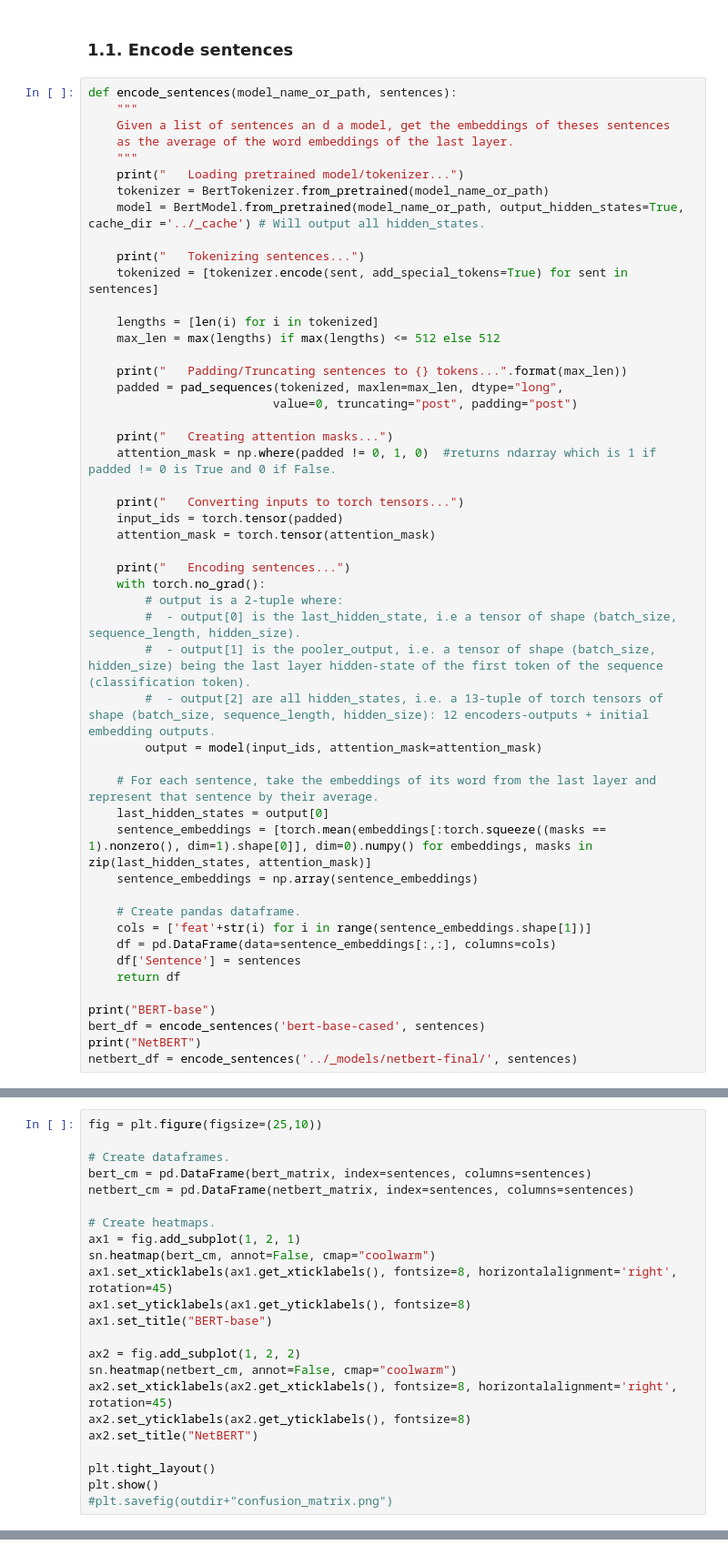
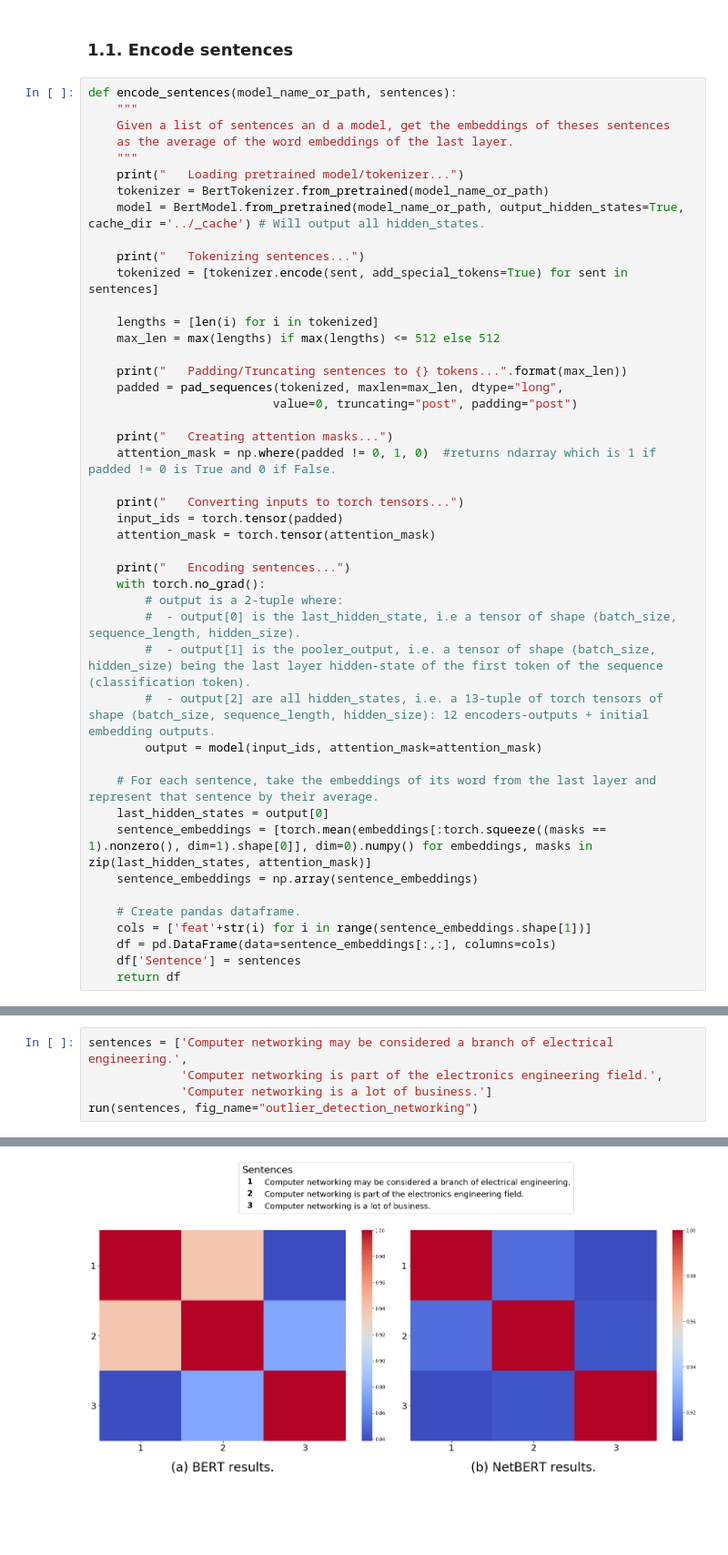
Before and after one commit to ant-louis/netbert, a Jupyter notebook: intrinsic_evaluation/outlier_detection.ipynb, the cells around one changed output, grey strips where cells are left out. Shown at 91% size. Cells and saved outputs as stored; diff of their text form; blank space fills up the shorter version.

```diff
--- a/intrinsic_evaluation/outlier_detection.ipynb
+++ b/intrinsic_evaluation/outlier_detection.ipynb
@@ -77,8 +71,3 @@ def encode_sentences(model_name_or_path, sentences):
     df = pd.DataFrame(data=sentence_embeddings[:,:], columns=cols)
     df['Sentence'] = sentences
     return df
-
-print("BERT-base")
-bert_df = encode_sentences('bert-base-cased', sentences)
-print("NetBERT")
-netbert_df = encode_sentences('../_models/netbert-final/', sentences)
@@ -118,23 +84,0 @@ netbert_matrix = compute_cosine_matrix(netbert_embeddings)
-# %%
-fig = plt.figure(figsize=(25,10))
-
-# Create dataframes.
-bert_cm = pd.DataFrame(bert_matrix, index=sentences, columns=sentences)
-netbert_cm = pd.DataFrame(netbert_matrix, index=sentences, columns=sentences)
-
-# Create heatmaps.
-ax1 = fig.add_subplot(1, 2, 1)
-sn.heatmap(bert_cm, annot=False, cmap="coolwarm")
-ax1.set_xticklabels(ax1.get_xticklabels(), fontsize=8, horizontalalignment='right', rotation=45)
-ax1.set_yticklabels(ax1.get_yticklabels(), fontsize=8)
-ax1.set_title("BERT-base")
-
-ax2 = fig.add_subplot(1, 2, 2)
-sn.heatmap(netbert_cm, annot=False, cmap="coolwarm")
-ax2.set_xticklabels(ax2.get_xticklabels(), fontsize=8, horizontalalignment='right', rotation=45)
-ax2.set_yticklabels(ax2.get_yticklabels(), fontsize=8)
-ax2.set_title("NetBERT")
-
-plt.tight_layout()
-plt.show()
-#plt.savefig(outdir+"confusion_matrix.png")
@@ -142,0 +138,6 @@ plt.show()
+# %%
+sentences = ['Computer networking may be considered a branch of electrical engineering.',
+             'Computer networking is part of the electronics engineering field.',
+             'Computer networking is a lot of business.']
+run(sentences, fig_name="outlier_detection_networking")
+# %% [output]
@@ -142,0 +158 @@ plt.show()
+[figure, added]
```
Also changed, not shown: parts of 14 cells of this notebook, 6 other files.
